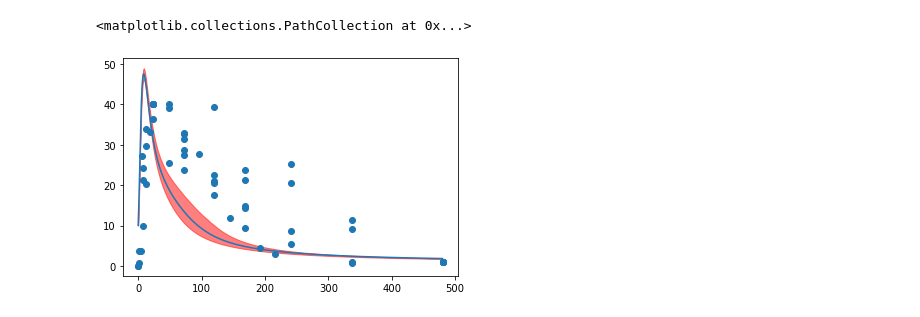
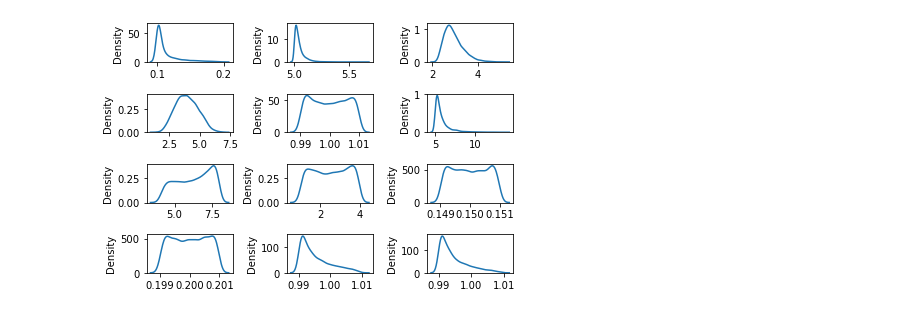
Before and after one commit to vivekdsree/PUNumpyro, a Jupyter notebook: scripts/BayesianModel.ipynb, the cells around one changed output. Drawn from its saved outputs; the diff is of its cells as text; code cells hidden in the pictures.

```diff
--- a/scripts/BayesianModel.ipynb
+++ b/scripts/BayesianModel.ipynb
@@ -121,24 +156,27 @@ mcmc.run(PRNGKey(1),data=dat)
 # %%
-auto_guide = numpyro.infer.autoguide.AutoNormal(model)
-adam = numpyro.optim.Adam(step_size=0.01)
-elbo = numpyro.infer.Trace_ELBO()
+auto_guide = numpyro.infer.autoguide.AutoMultivariateNormal(model)
+adam = numpyro.optim.Adam(step_size=0.005)
+elbo = numpyro.infer.Trace_ELBO(num_particles=50)
 svi = numpyro.infer.SVI(model, auto_guide, adam, elbo)
-svi_result = svi.run(jax.random.PRNGKey(1),5000,data=dat )
+svi_result = svi.run(jax.random.PRNGKey(2),10000, data1=dat_rhok[:,2], data2=dat_neut[:,2], data3=dat_mac[:,2], data4=dat_ta[:,2])
 # %%
 # Posterior distributions of model parameters
 params = svi_result.params
-predictive_guide = Predictive(auto_guide, params=params, num_samples=1000)
-samples = predictive_guide(PRNGKey(3), data=None)
+predictive_guide = Predictive(auto_guide, params=params, num_samples=5000)
+samples = predictive_guide(PRNGKey(3), data1= None, data2= None, data3= None, data4= None)
 # %%
 #Plotting
-naxes = len(samples)
+# naxes = len(samples)
 
-fig, axes =  plt.subplots(3,5,figsize=(15,10))
 
-axef = axes.flatten()
-for i,par in enumerate(samples):
-    sns.kdeplot(samples[f"{par}"],ax=axef[i])
-    axef[i].set_title(f"{par}")
+# fig, axes =  plt.subplots(3,5,figsize=(15,10),sharey=True)
+# axef = axes.flatten()
+# for i,par in enumerate(samples):
+#     sns.kdeplot(samples[f"{par}"],ax=axef[i])
+#     axef[i].set_title(f"{par}")
 
-plt.tight_layout()
+# plt.tight_layout()
+# sns.kdeplot(samples["sig1"])
+
+# svi_result.params
 # %% [output]
@@ -162,10 +226,19 @@ plt.plot(timel[id_rhon],dat[1])
 # %%
-sol = svi_samples["sol"]
-sol_mu = jnp.mean(sol,axis=0)
-sol_pi = jnp.percentile(sol,jnp.array([5, 95]),axis=0)
-plt.plot(timel, sol_mu[1,:])
-plt.fill_between(timel, sol_pi[0,1,:],sol_pi[1,1,:],color='r',alpha=0.5)
-plt.scatter(timel[id_rhon],dat[1])
+# sol = svi_samples["sol"]
+# sol_mu = jnp.mean(sol,axis=0)
+# sol_pi = jnp.percentile(sol,jnp.array([5, 95]),axis=0)
+# plt.plot(timel, sol_mu[2,:])
+# plt.fill_between(timel, sol_pi[0,2,:],sol_pi[1,2,:],color='r',alpha=0.5)
+# plt.scatter(timel[id_rhom],dat[2])
-# %% [output]
-<matplotlib.collections.PathCollection at 0x...>
-[figure, removed]
+# %%
+vals = samples["v0"]
+naxes = vals.shape[1]
+fi, axes = plt.subplots(4,3)
+axef = axes.flatten()
+for i in range(naxes):
+    sns.kdeplot(vals[:,i],ax=axef[i])
+    # axef[i].set_title(f"{par}")
+
+plt.tight_layout()
+# %% [output]
+[figure, added]
```
Also changed, not shown: parts of 11 cells of this notebook, 4 other files.
